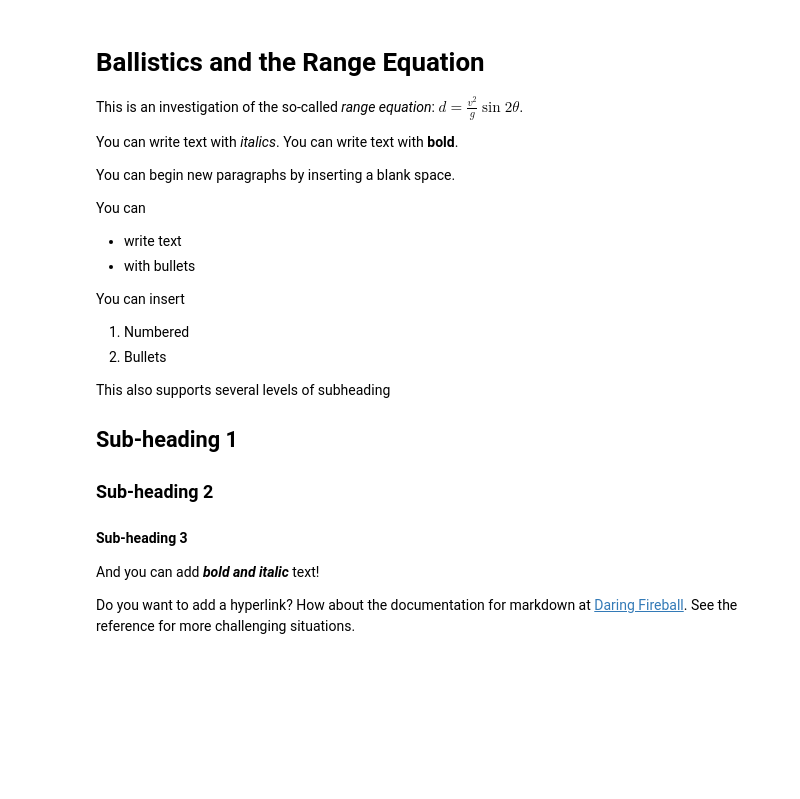
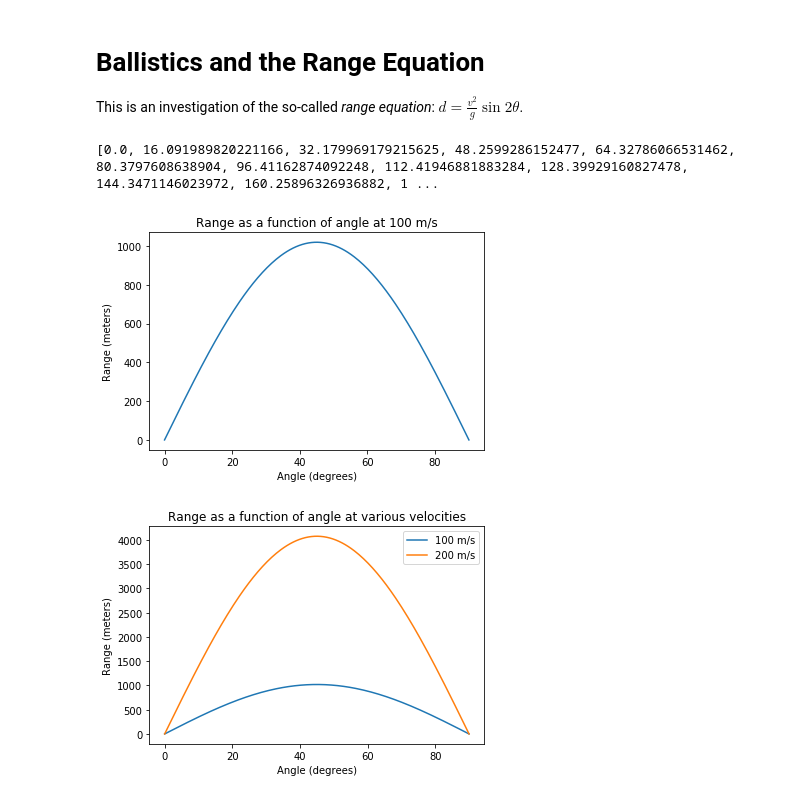
Before and after one commit to erikhansen816/datascience, a Jupyter notebook: ballistics.ipynb, the cells around one changed output. Drawn from its saved outputs; the diff is of its cells as text; code cells hidden in the pictures; blank space fills up the shorter version.

```diff
--- a/ballistics.ipynb
+++ b/ballistics.ipynb
@@ -1,26 +1,3 @@
-# %% [markdown]
-# Ballistics and the Range Equation
-This is an investigation of the so-called *range equation*: $d=\frac {v^2} g \sin 2\theta$.
-
-You can write text with *italics*.
-You can write text with **bold**.
-
-You can begin new paragraphs by inserting a blank space.
-
-You can
-* write text
-* with bullets
-
-You can insert
-1. Numbered
-2. Bullets
-
-This also supports several levels of subheading
-
-## Sub-heading 1
-### Sub-heading 2
-#### Sub-heading 3
-
-And you can add ***bold and italic*** text!
-
-Do you want to add a hyperlink? How about the documentation for markdown at [Daring Fireball](https://daringfireball.net/projects/markdown/syntax). See the reference for more challenging situations.
+# %% [markdown]
+# Ballistics and the Range Equation
+This is an investigation of the so-called *range equation*: $d=\frac {v^2} g \sin 2\theta$.
@@ -26,0 +8,18 @@ Do you want to add a hyperlink? How about the documentation for markdown at [Dar
+# %%
+def rangeformula(v, theta):
+    distance = (v**2/9.81)*sin(2*theta)
+    return(distance)
+# %%
+angledegrees = linspace(0, 90, num = 200)
+rangefromdegrees = [rangeformula(100, radians(angle)) for angle in angledegrees]
+print(rangefromdegrees)
+# %% [output]
+[0.0, 16.091989820221166, 32.179969179215625, 48.2599286152477, 64.32786066531462, 80.3797608638904, 96.41162874092248, 112.41946881883284, 128.39929160827478, 144.3471146023972, 160.25896326936882, 1 ...
+# %%
+plt.plot(angledegrees, rangefromdegrees)
+plt.title('Range as a function of angle at 100 m/s')
+plt.xlabel('Angle (degrees)')
+plt.ylabel('Range (meters)')
+plt.show()
+# %% [output]
+[figure, added]
@@ -26,0 +29,11 @@ Do you want to add a hyperlink? How about the documentation for markdown at [Dar
+# %%
+plt.plot(angledegrees, rangeforangle100, label = "100 m/s")
+plt.legend()
+plt.plot(angledegrees, rangeforangle200, label = "200 m/s")
+plt.legend()
+plt.title('Range as a function of angle at various velocities')
+plt.xlabel('Angle (degrees)')
+plt.ylabel('Range (meters)')
+plt.show()
+# %% [output]
+[figure, added]
```
Also changed, not shown: parts of 7 cells of this notebook.
